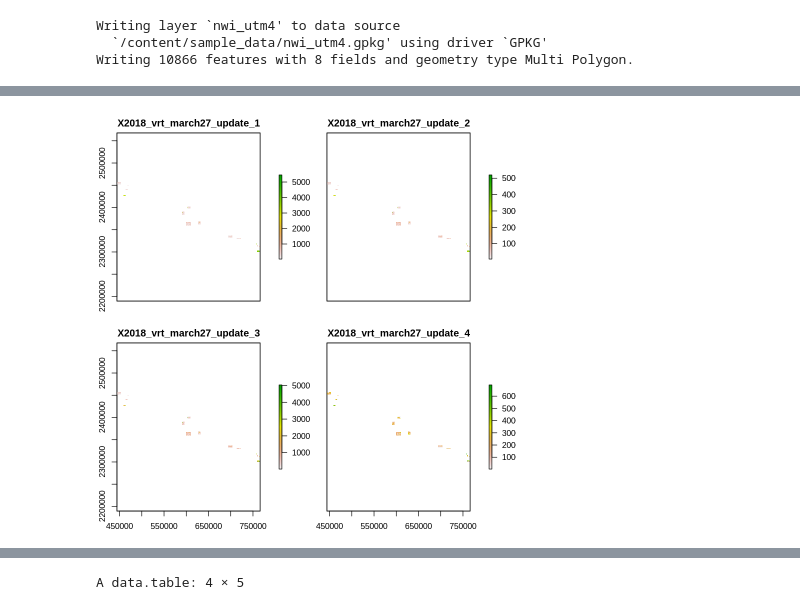
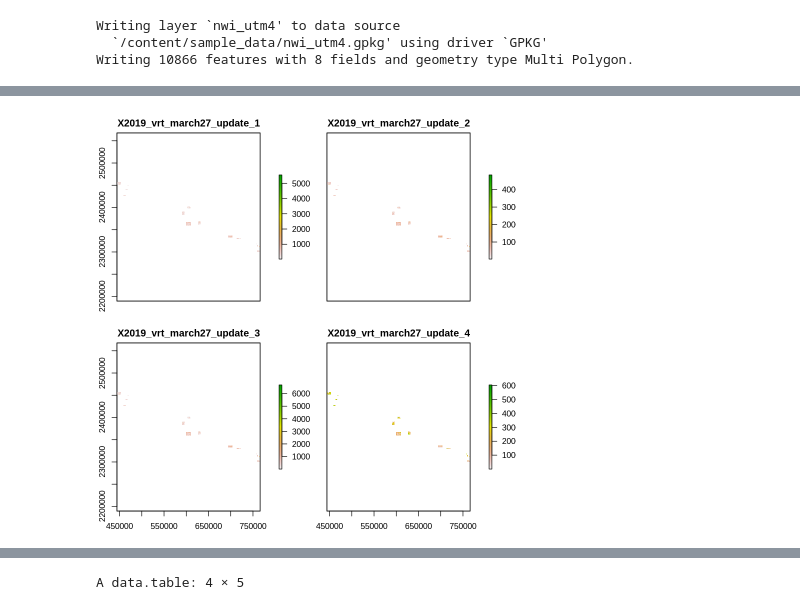
Before and after one commit to MadmanMarble/Planet_U-NET, a Jupyter notebook: Planet_image_stacking_032024.ipynb, the cells around one changed output, grey strips where cells are left out. Cells and saved outputs as stored; diff of their text form; code cells hidden in the pictures.

```diff
--- a/Planet_image_stacking_032024.ipynb
+++ b/Planet_image_stacking_032024.ipynb
@@ -882,10 +884,10 @@ A sf: 2105 × 9
 # %%
 vrt_utm4_2018 <- stack("/content/imagery/planet/2018/utm4/2018_vrt_march27_update.vrt")
-vrt_utm4_2018 %>% plot
-# vrt_utm4_2019 <- stack("/content/imagery/planet/2019/utm4/2019_vrt_march27_update.vrt")
-# # vrt_utm4_2019 %>% plot
-# vrt_utm4_2020 <- stack("/content/imagery/planet/2020/utm4/2020_vrt_march27_update.vrt")
-# # vrt_utm4_2020 %>% plot
+# vrt_utm4_2018 %>% plot
+vrt_utm4_2019 <- stack("/content/imagery/planet/2019/utm4/2019_vrt_march27_update.vrt")
+vrt_utm4_2019 %>% plot
+vrt_utm4_2020 <- stack("/content/imagery/planet/2020/utm4/2020_vrt_march27_update.vrt")
+# vrt_utm4_2020 %>% plot
 # %% [output]
-[figure, old version]
+[figure, new version]
 # %%
```
Also changed, not shown: parts of 27 cells of this notebook.
